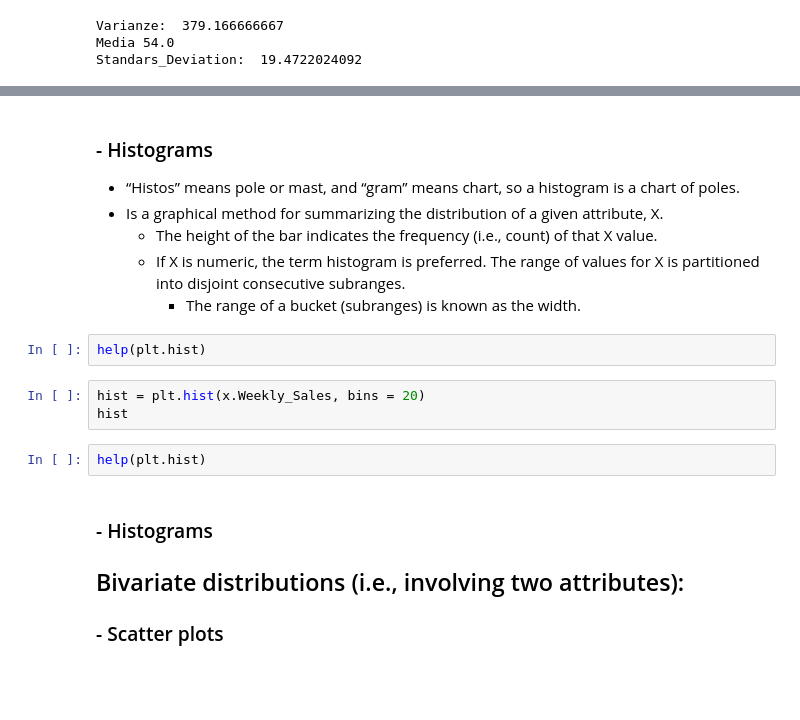
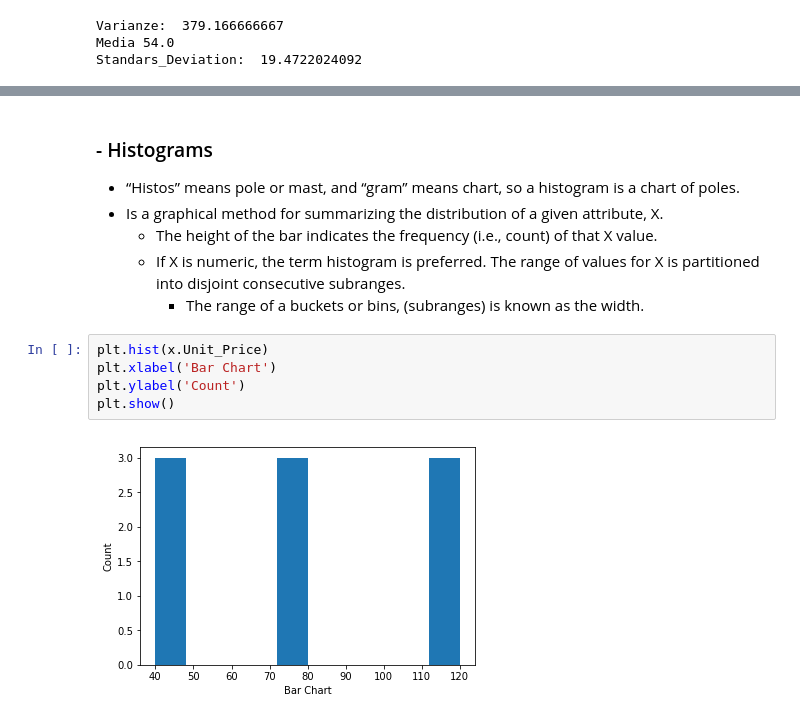
Before and after one commit to Jimachin/Data-Mining-Concepts-and-Techniques, a Jupyter notebook: Data Mining Concepts and Techniques.ipynb, the cells around one changed output, grey strips where cells are left out. Cells and saved outputs as stored; diff of their text form; blank space fills up the shorter version.

```diff
--- a/Data Mining Concepts and Techniques.ipynb
+++ b/Data Mining Concepts and Techniques.ipynb
@@ -410,18 +407,11 @@ FileNotFoundError: File b'C:/Users/Havy_DCC/Desktop/train.csv' does not exist
 - Is a graphical method for summarizing the distribution of a given attribute, X.
     - The height of the bar indicates the frequency (i.e., count) of that X value.
     - If X is numeric, the term histogram is preferred. The range of values for X is partitioned into disjoint consecutive subranges.
-        - The range of a bucket (subranges) is known as the width.
+        - The range of a buckets or bins, (subranges) is known as the width.
-# %%
-help(plt.hist)
-# %%
-hist = plt.hist(x.Weekly_Sales, bins = 20)
-hist
-# %%
-help(plt.hist)
-# %% [markdown]
-
-### - Histograms
-
-## Bivariate distributions (i.e., involving two attributes):
-
-### - Scatter plots
+# %%
+plt.hist(x.Unit_Price)
+plt.xlabel('Bar Chart')
+plt.ylabel('Count')
+plt.show()
+# %% [output]
+[figure, added]
```
Also changed, not shown: parts of 30 cells of this notebook.
